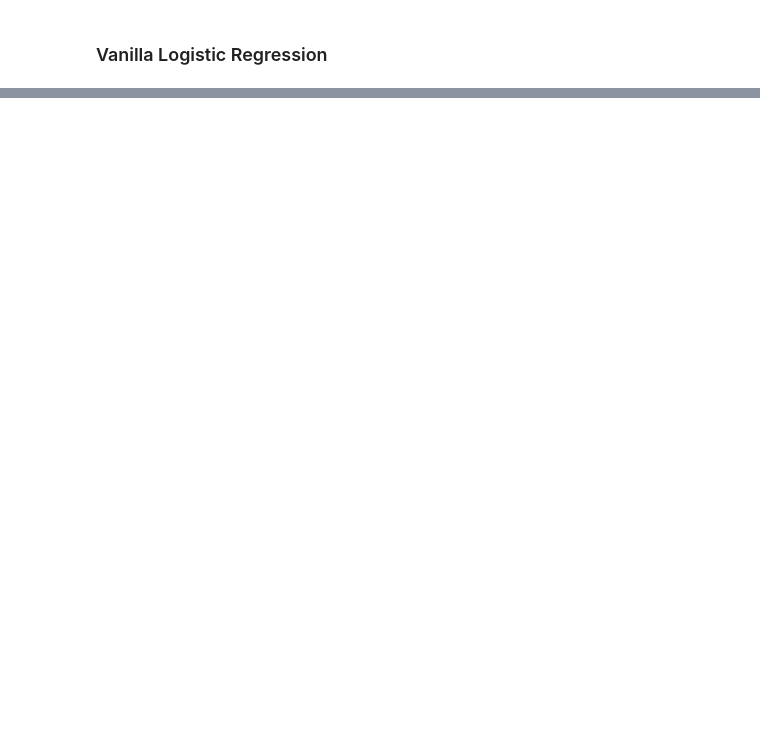
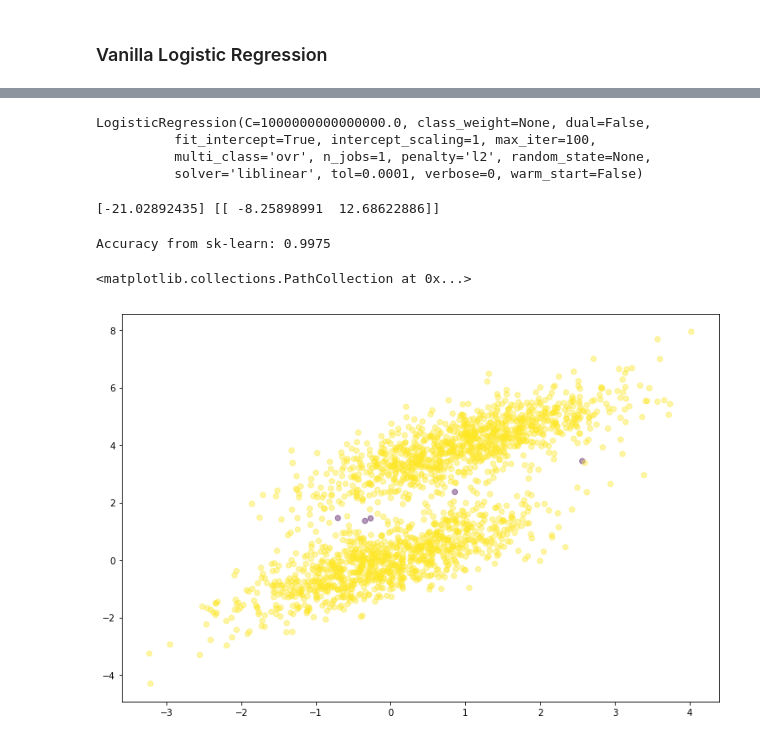
Before and after one commit to abhimanyumittal/ml_scratch_pad, a Jupyter notebook: logistic_regression.ipynb, the cells around one changed output, grey strips where cells are left out. Drawn from its saved outputs; the diff is of its cells as text; code cells hidden in the pictures; blank space fills up the shorter version.

```diff
--- a/logistic_regression.ipynb
+++ b/logistic_regression.ipynb
@@ -25,0 +84,27 @@ def sigmoid(scores):
+# %%
+from sklearn.linear_model import LogisticRegression
+
+clf = LogisticRegression(fit_intercept=True, C = 1e15)
+clf.fit(x,y)
+# %% [output]
+LogisticRegression(C=1000000000000000.0, class_weight=None, dual=False,
+          fit_intercept=True, intercept_scaling=1, max_iter=100,
+          multi_class='ovr', n_jobs=1, penalty='l2', random_state=None,
+          solver='liblinear', tol=0.0001, verbose=0, warm_start=False)
+# %%
+print(clf.intercept_, clf.coef_)
+# %% [output]
+[-21.02892435] [[ -8.25898991  12.68622886]]
+# %%
+preds = clf.predict(x)
+# %%
+print('Accuracy from sk-learn: {0}'.format(clf.score(x,y)))
+# %% [output]
+Accuracy from sk-learn: 0.9975
+# %%
+plt.figure(figsize=(12,8))
+plt.scatter(x[:,0], x[:,1],
+           c = preds==y, alpha = 0.4)
+# %% [output]
+<matplotlib.collections.PathCollection at 0x...>
+[figure, added]
```
Also changed, not shown: parts of 7 cells of this notebook.
